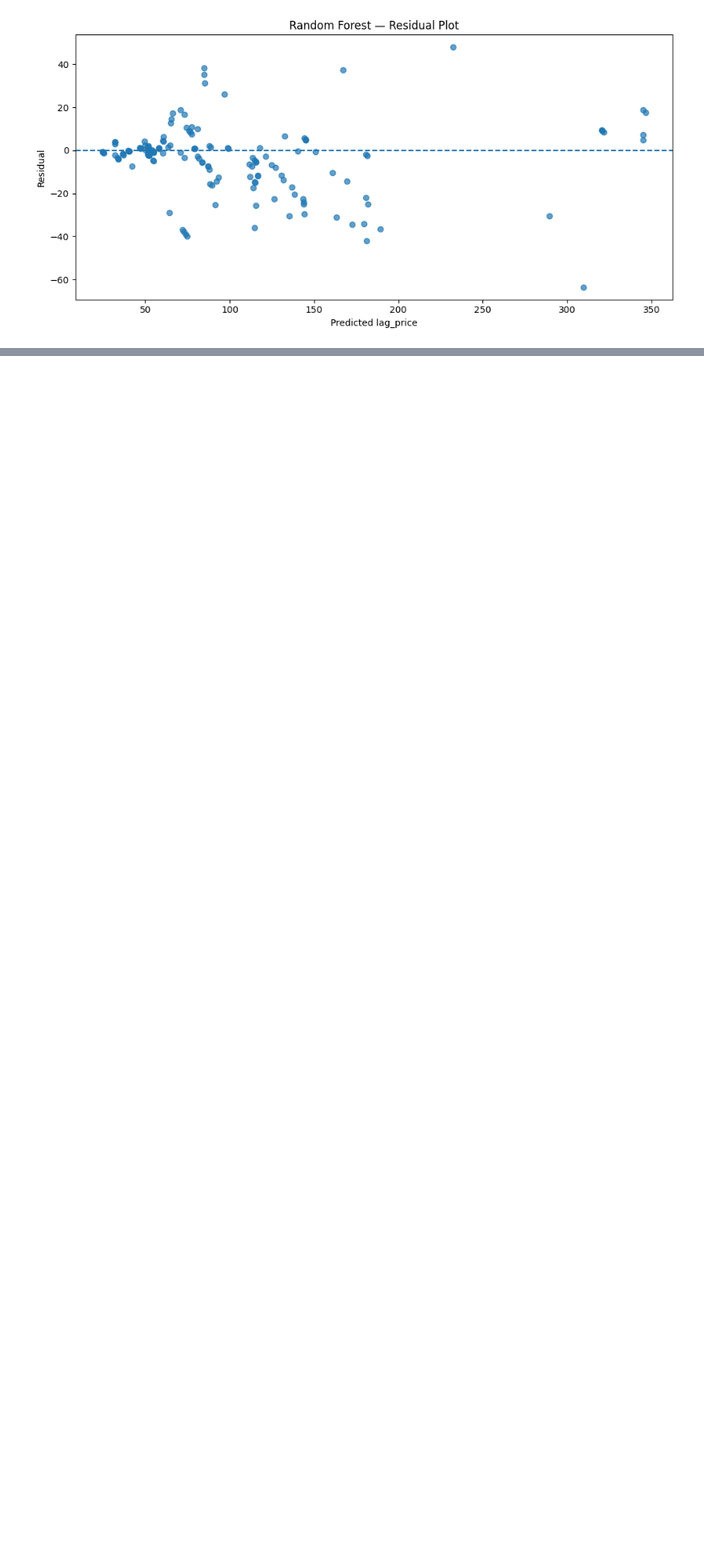
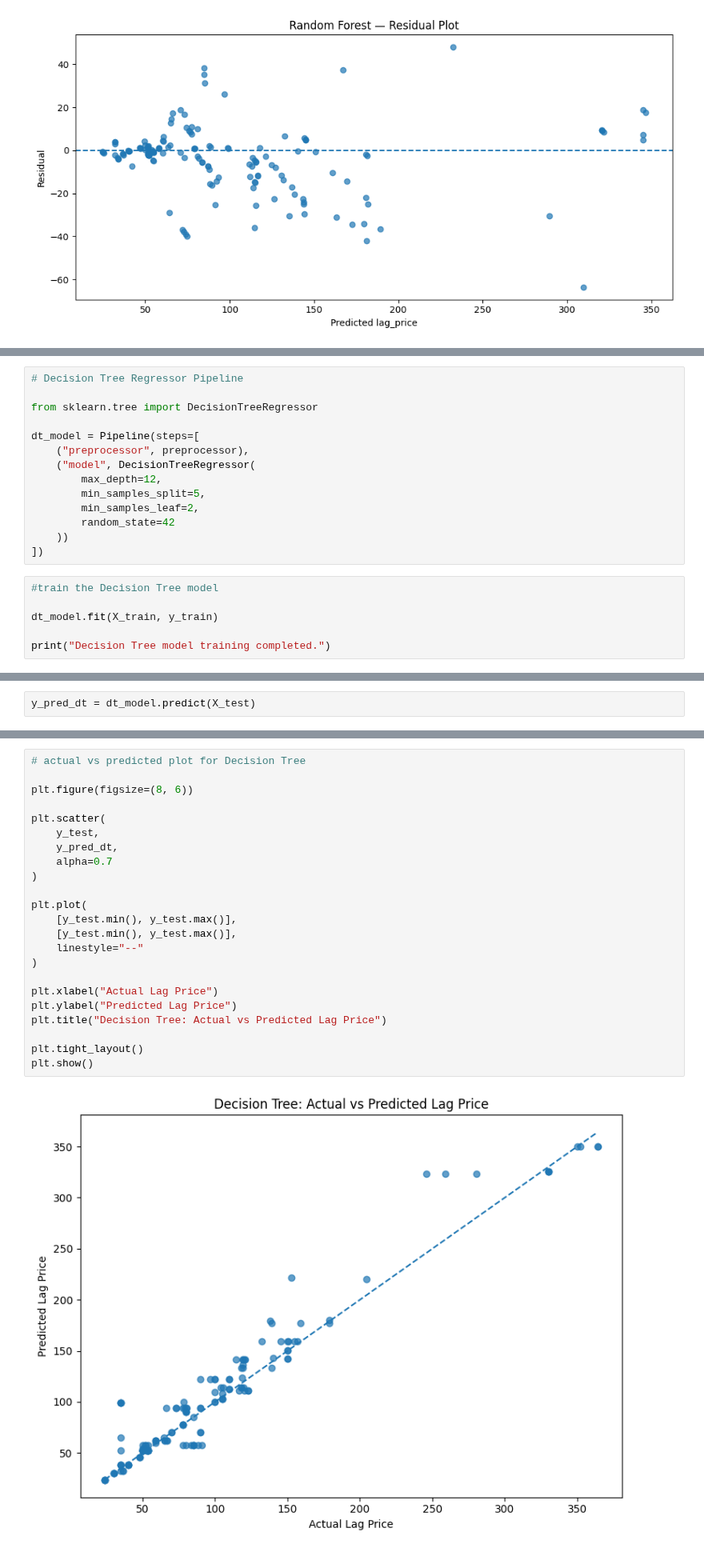
Before and after one commit to awwashreeadarsh19/Intern-project_1-Retail_Pricing, a Jupyter notebook: main.ipynb, the cells around one changed output, grey strips where cells are left out. Shown at 80% size. Drawn from its saved outputs; the diff is of its cells as text; blank space fills up the shorter version.

```diff
--- a/main.ipynb
+++ b/main.ipynb
@@ -3866,0 +4093,20 @@ plt.show()
+# %%
+# Decision Tree Regressor Pipeline
+
+from sklearn.tree import DecisionTreeRegressor
+
+dt_model = Pipeline(steps=[
+    ("preprocessor", preprocessor),
+    ("model", DecisionTreeRegressor(
+        max_depth=12,
+        min_samples_split=5,
+        min_samples_leaf=2,
+        random_state=42
+    ))
+])
+# %%
+#train the Decision Tree model
+
+dt_model.fit(X_train, y_train)
+
+print("Decision Tree model training completed.")
@@ -3866,0 +4115,2 @@ plt.show()
+# %%
+y_pred_dt = dt_model.predict(X_test)
@@ -3866,0 +4141,25 @@ plt.show()
+# %%
+# actual vs predicted plot for Decision Tree
+
+plt.figure(figsize=(8, 6))
+
+plt.scatter(
+    y_test,
+    y_pred_dt,
+    alpha=0.7
+)
+
+plt.plot(
+    [y_test.min(), y_test.max()],
+    [y_test.min(), y_test.max()],
+    linestyle="--"
+)
+
+plt.xlabel("Actual Lag Price")
+plt.ylabel("Predicted Lag Price")
+plt.title("Decision Tree: Actual vs Predicted Lag Price")
+
+plt.tight_layout()
+plt.show()
+# %% [output]
+[figure, added]
```
Also changed, not shown: parts of 27 cells of this notebook.
